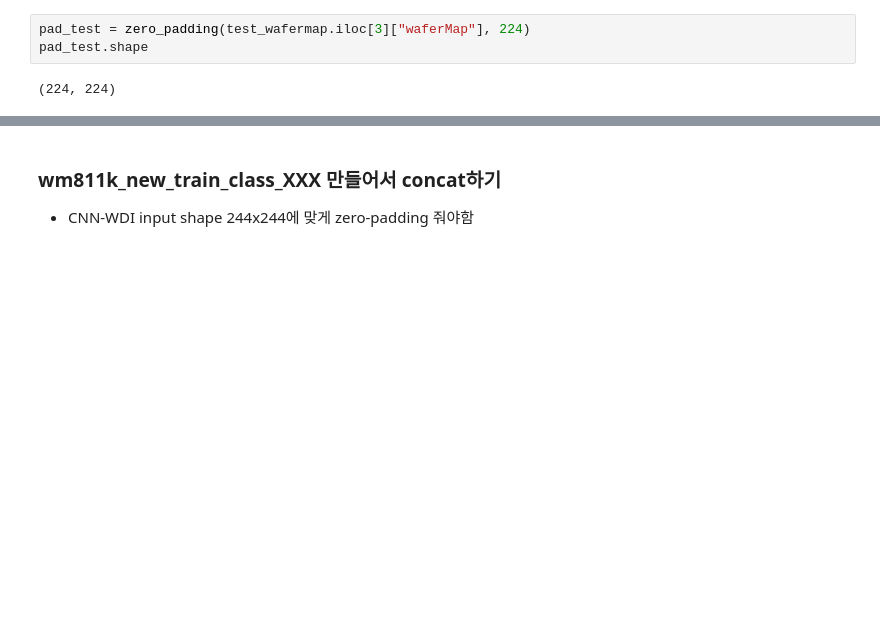
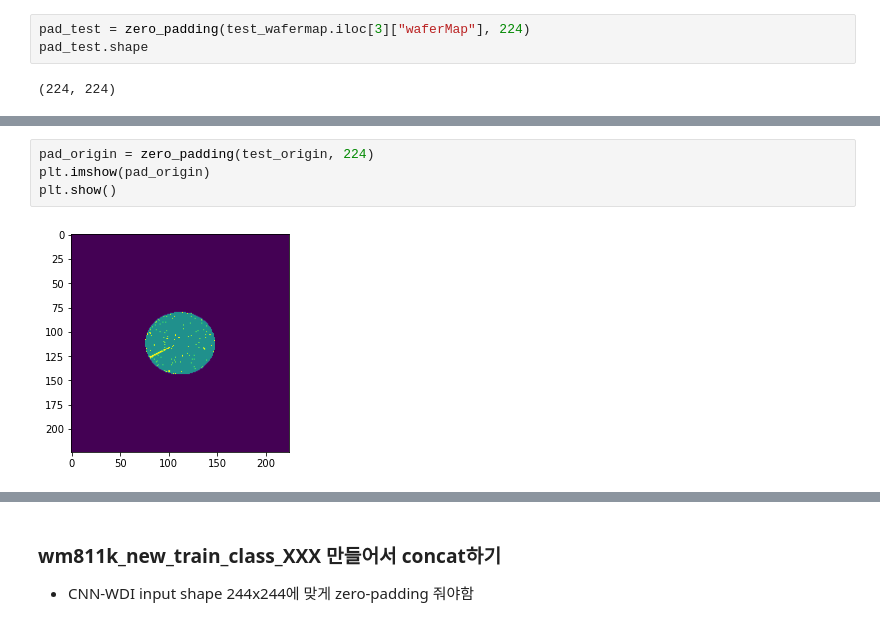
Before and after one commit to jun4879/cbnu_22_1_capstone, a Jupyter notebook: midterm_project/mid_term_project_wafer_classification.ipynb, the cells around one changed output, grey strips where cells are left out. Saved outputs shown, nothing was run; the diff lists cells and outputs as text; blank space fills up the shorter version.

```diff
--- a/midterm_project/mid_term_project_wafer_classification.ipynb
+++ b/midterm_project/mid_term_project_wafer_classification.ipynb
@@ -406,0 +412,6 @@ plt.show()
+# %%
+pad_origin = zero_padding(test_origin, 224)
+plt.imshow(pad_origin)
+plt.show()
+# %% [output]
+[figure, added]
```
Also changed, not shown: parts of 29 cells of this notebook.
